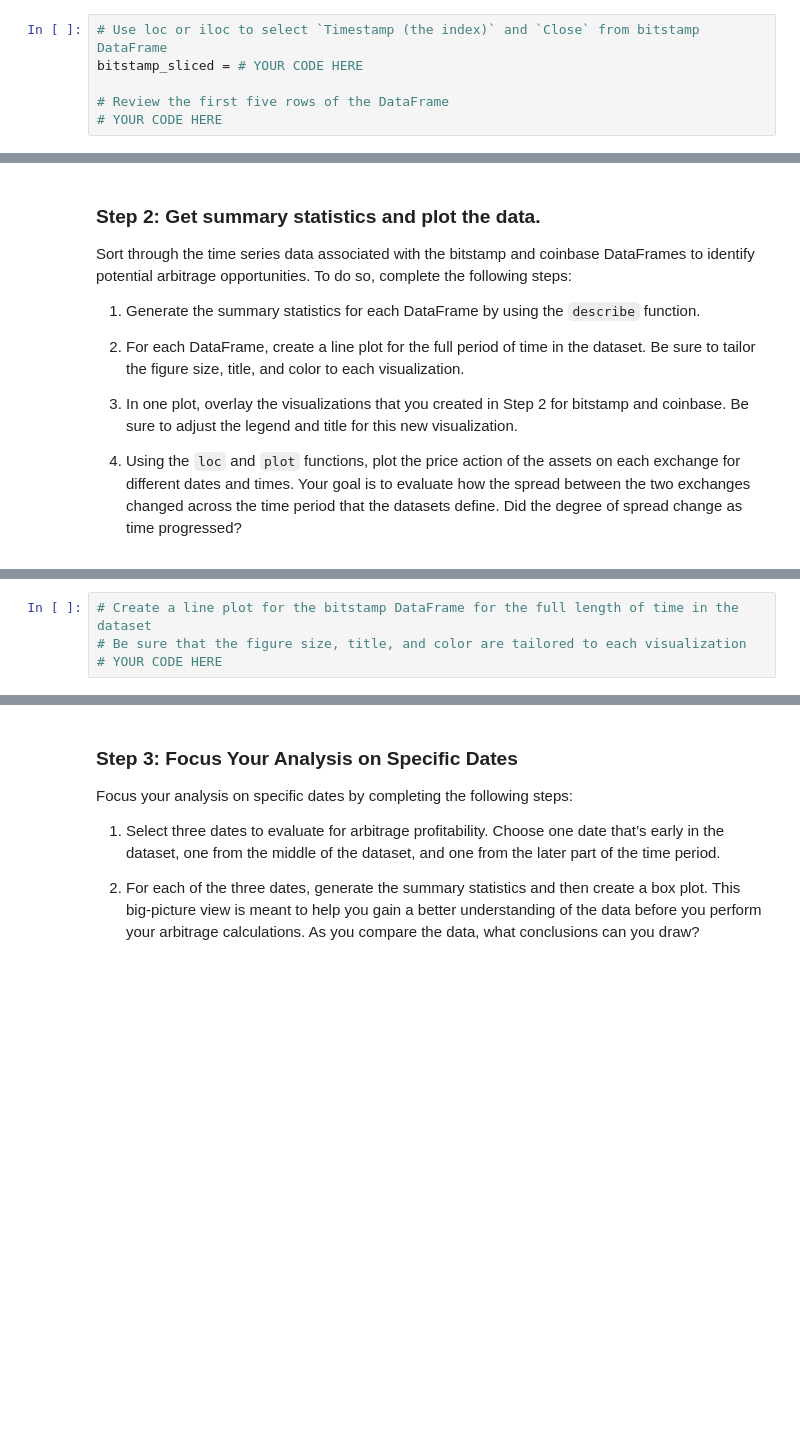
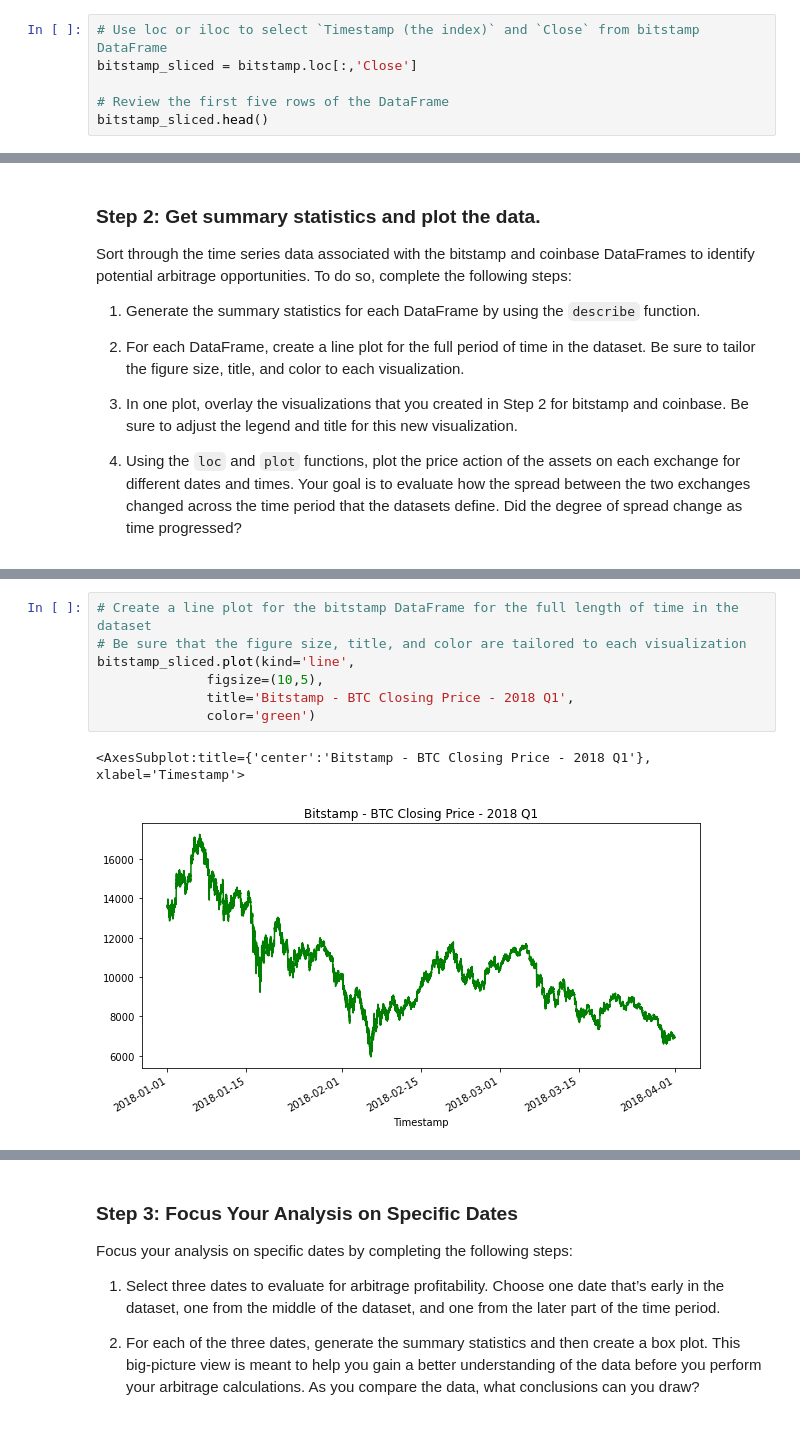
Before and after one commit to johngru/bitcoin_arbitrage_analysis, a Jupyter notebook: crypto_arbitrage.ipynb, the cells around one changed output, grey strips where cells are left out. Saved outputs shown, nothing was run; the diff lists cells and outputs as text; blank space fills up the shorter version.

```diff
--- a/crypto_arbitrage.ipynb
+++ b/crypto_arbitrage.ipynb
@@ -274,8 +274,8 @@ Select the data you want to analyze. Use `loc` or `iloc` to select the following
 * Close
 # %%
 # Use loc or iloc to select `Timestamp (the index)` and `Close` from bitstamp DataFrame
-bitstamp_sliced = # YOUR CODE HERE
+bitstamp_sliced = bitstamp.loc[:,'Close']
 
 # Review the first five rows of the DataFrame
-# YOUR CODE HERE
+bitstamp_sliced.head()
 # %% [output]
@@ -307,7 +341,13 @@ Sort through the time series data associated with the bitstamp and coinbase Data
 # %%
 # Create a line plot for the bitstamp DataFrame for the full length of time in the dataset
 # Be sure that the figure size, title, and color are tailored to each visualization
-# YOUR CODE HERE
+bitstamp_sliced.plot(kind='line',
+              figsize=(10,5),
+              title='Bitstamp - BTC Closing Price - 2018 Q1',
+              color='green')
+# %% [output]
+<AxesSubplot:title={'center':'Bitstamp - BTC Closing Price - 2018 Q1'}, xlabel='Timestamp'>
+[figure, added]
 # %%
 # Create a line plot for the coinbase DataFrame for the full length of time in the dataset
 # Be sure that the figure size, title, and color are tailored to each visualization
```
Also changed, not shown: parts of 37 cells of this notebook.
